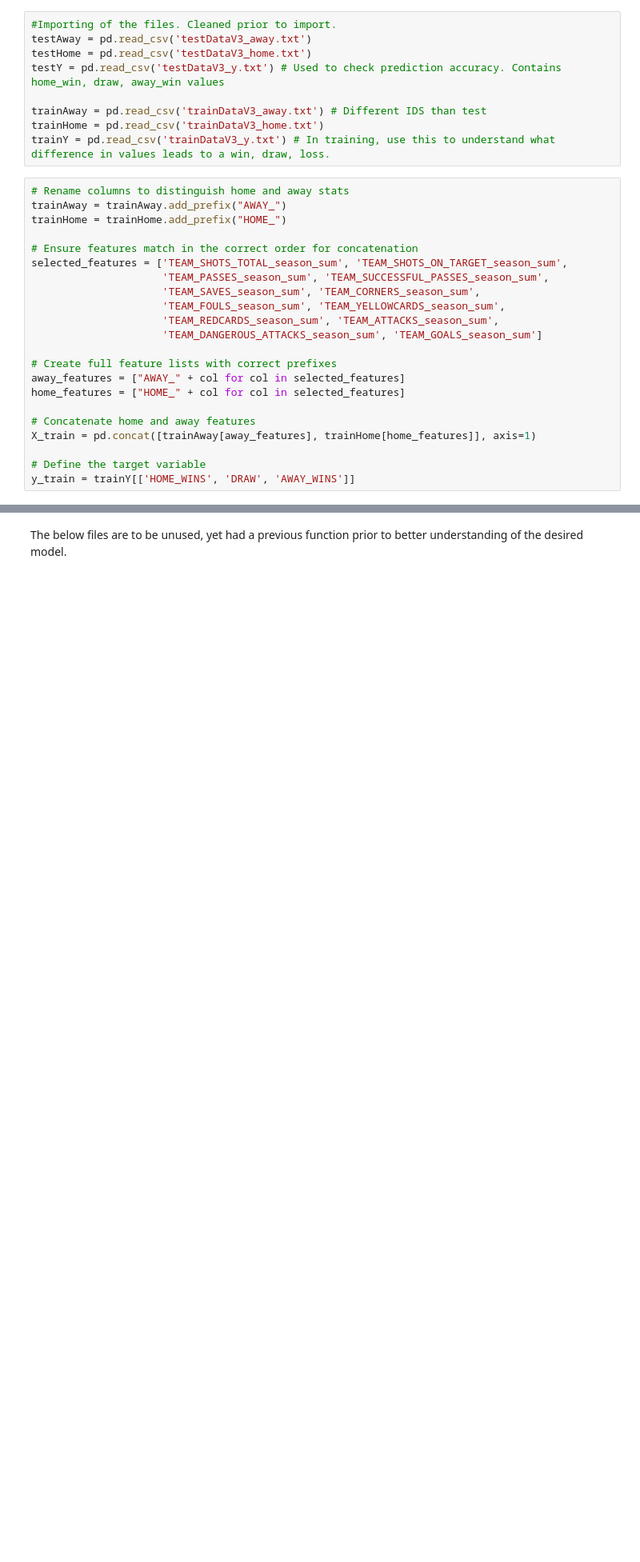
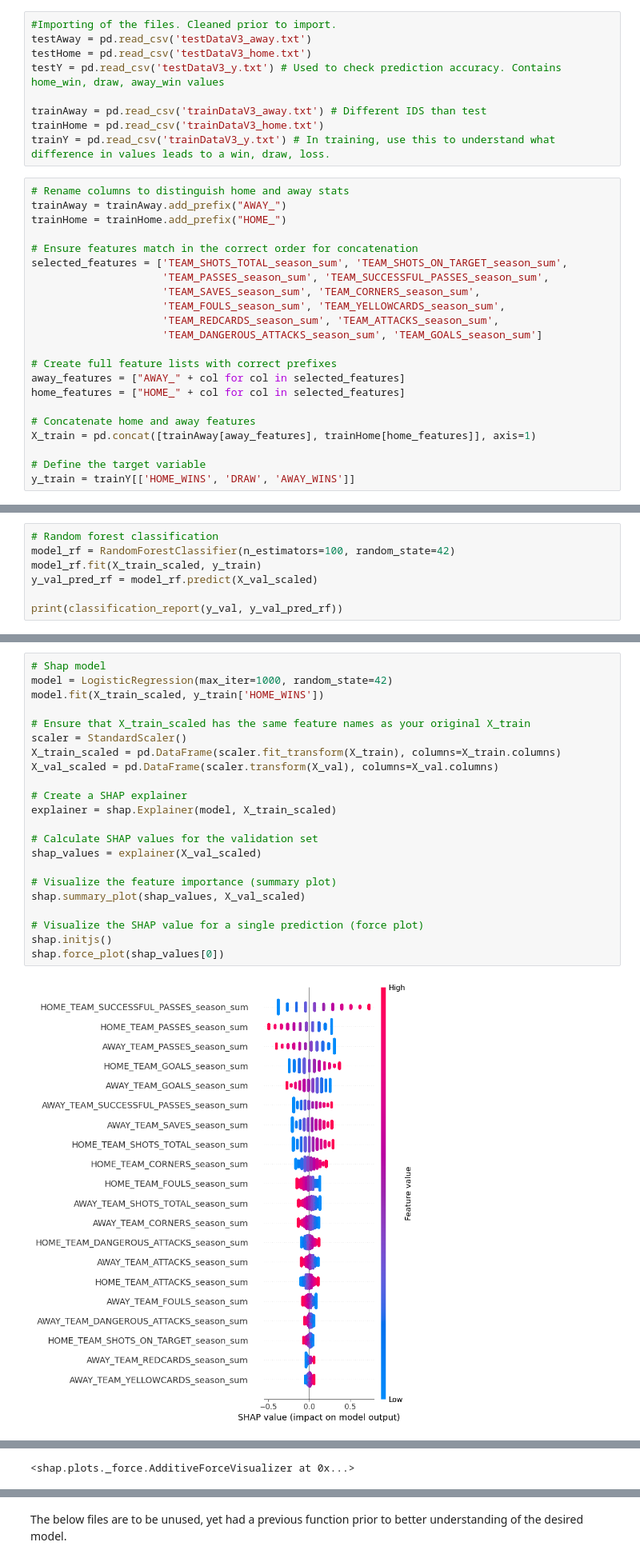
Before and after one commit to TM24/Data-Science-Project--4260, a Jupyter notebook: predictive_factors.ipynb, the cells around one changed output, grey strips where cells are left out. Shown at 80% size. Drawn from its saved outputs; the diff is of its cells as text; blank space fills up the shorter version.

```diff
--- a/predictive_factors.ipynb
+++ b/predictive_factors.ipynb
@@ -96,0 +161,7 @@ for target in y_train.columns:
+# %%
+# Random forest classification
+model_rf = RandomForestClassifier(n_estimators=100, random_state=42)
+model_rf.fit(X_train_scaled, y_train)
+y_val_pred_rf = model_rf.predict(X_val_scaled)
+
+print(classification_report(y_val, y_val_pred_rf))
@@ -96,0 +179,24 @@ for target in y_train.columns:
+# %%
+# Shap model
+model = LogisticRegression(max_iter=1000, random_state=42)
+model.fit(X_train_scaled, y_train['HOME_WINS'])
+
+# Ensure that X_train_scaled has the same feature names as your original X_train
+scaler = StandardScaler()
+X_train_scaled = pd.DataFrame(scaler.fit_transform(X_train), columns=X_train.columns)
+X_val_scaled = pd.DataFrame(scaler.transform(X_val), columns=X_val.columns)
+
+# Create a SHAP explainer
+explainer = shap.Explainer(model, X_train_scaled)
+
+# Calculate SHAP values for the validation set
+shap_values = explainer(X_val_scaled)
+
+# Visualize the feature importance (summary plot)
+shap.summary_plot(shap_values, X_val_scaled)
+
+# Visualize the SHAP value for a single prediction (force plot)
+shap.initjs()
+shap.force_plot(shap_values[0])
+# %% [output]
+[figure, added]
@@ -96,0 +204 @@ for target in y_train.columns:
+<shap.plots._force.AdditiveForceVisualizer at 0x...>
```
Also changed, not shown: parts of 10 cells of this notebook.
